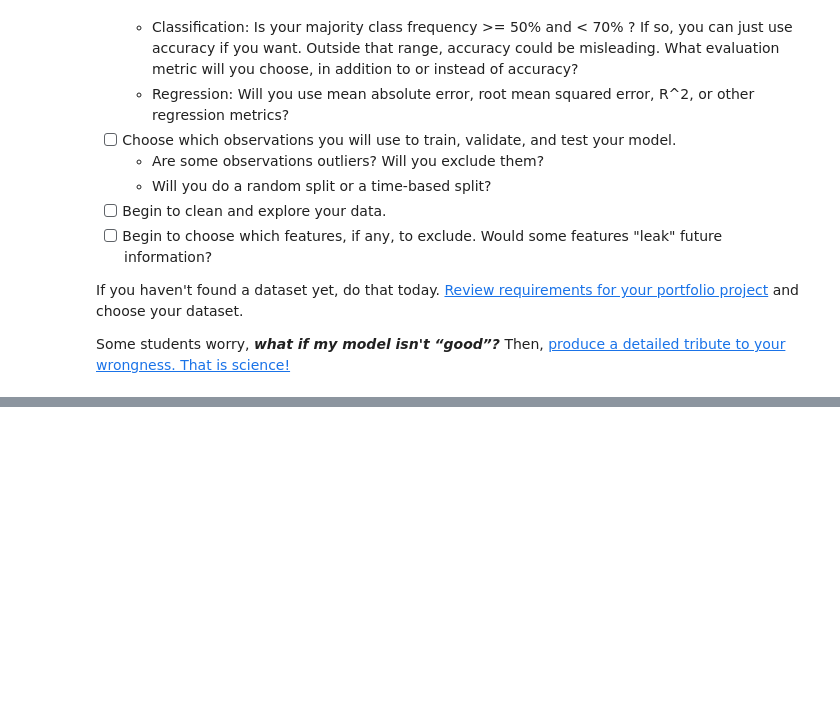
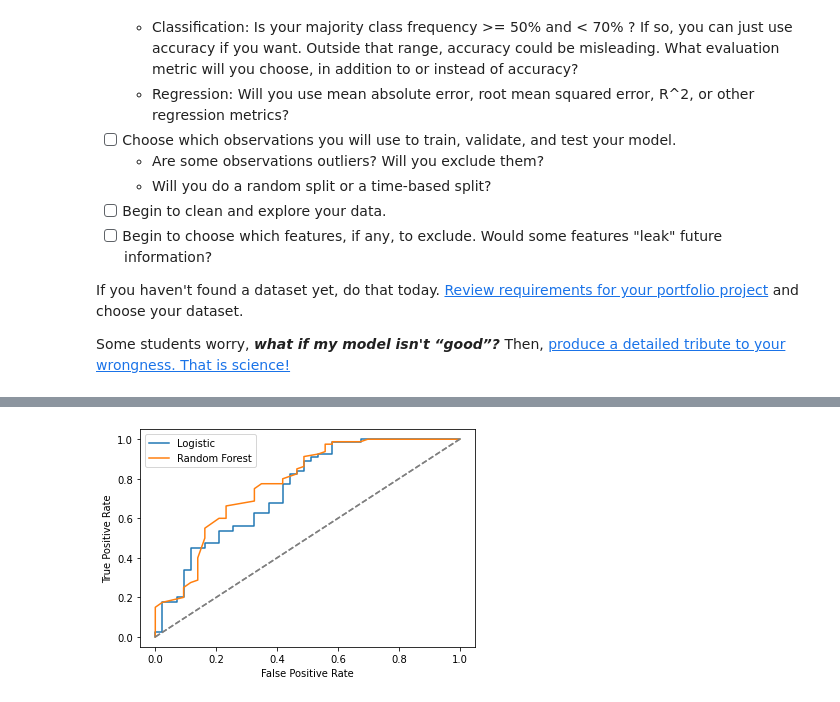
Before and after one commit to Frank-Howd/DS-Unit-2-Applied-Modeling, a Jupyter notebook: module1-define-ml-problems/LS_DS_231_assignment.ipynb, the cells around one changed output, grey strips where cells are left out. Saved outputs shown, nothing was run; the diff lists cells and outputs as text; code cells hidden in the pictures; blank space fills up the shorter version.

```diff
--- a/module1-define-ml-problems/LS_DS_231_assignment.ipynb
+++ b/module1-define-ml-problems/LS_DS_231_assignment.ipynb
@@ -33,0 +213,9 @@ Some students worry, ***what if my model isn't “good”?*** Then, [produce a d
+# %%
+# Target for this data set is 'Loan_Status'
+# 'Loan Status is a binary feature (approved/not-approved) == CLASSIFICATION PROBLEM
+
+# Split the Data into a Feature Matrix (FM) and Target Vector (TV)
+
+target = 'Loan_Status'
+y = train['Loan_Status']
+X = train.drop(labels='Loan_Status', axis=1)
@@ -33,0 +226,2 @@ Some students worry, ***what if my model isn't “good”?*** Then, [produce a d
+# %%
+X_train, X_val, y_train, y_val = train_test_split(X, y, test_size=0.2, random_state=42)
@@ -33,0 +279,11 @@ Some students worry, ***what if my model isn't “good”?*** Then, [produce a d
+# %%
+# Model 1: Logistic Regression Model
+
+model_lr = make_pipeline(
+    OneHotEncoder(use_cat_names=True),
+    SimpleImputer(strategy='most_frequent'),
+    StandardScaler(),
+    LogisticRegression()
+)
+
+model_lr.fit(X_train, y_train)
@@ -33,0 +299,10 @@ Some students worry, ***what if my model isn't “good”?*** Then, [produce a d
+# %%
+# Model 2: Random Forest Classifier
+
+model_rf = make_pipeline(
+    OrdinalEncoder(),
+    SimpleImputer(strategy='most_frequent'),
+    RandomForestClassifier(random_state=42)
+)
+
+model_rf.fit(X_train, y_train);
@@ -33,0 +372,14 @@ Some students worry, ***what if my model isn't “good”?*** Then, [produce a d
+# %%
+# Use VALIDATION DATA
+
+# ROC curve is used with classification problems
+# 'How far up can I go without having to go too far to the right?'
+# An ROC curve let's you see how your model will perform at various thresholds
+# Also allows you to compare different models
+
+lr = plot_roc_curve(model_lr, X_val, y_val, label='Logistic')
+rd = plot_roc_curve(model_rf, X_val, y_val, ax=lr.ax_, label='Random Forest')
+plt.plot([(0,0), (1,1)], color='grey', linestyle='--')
+plt.legend();
+# %% [output]
+[figure, added]
```
Also changed, not shown: parts of 33 cells of this notebook.
